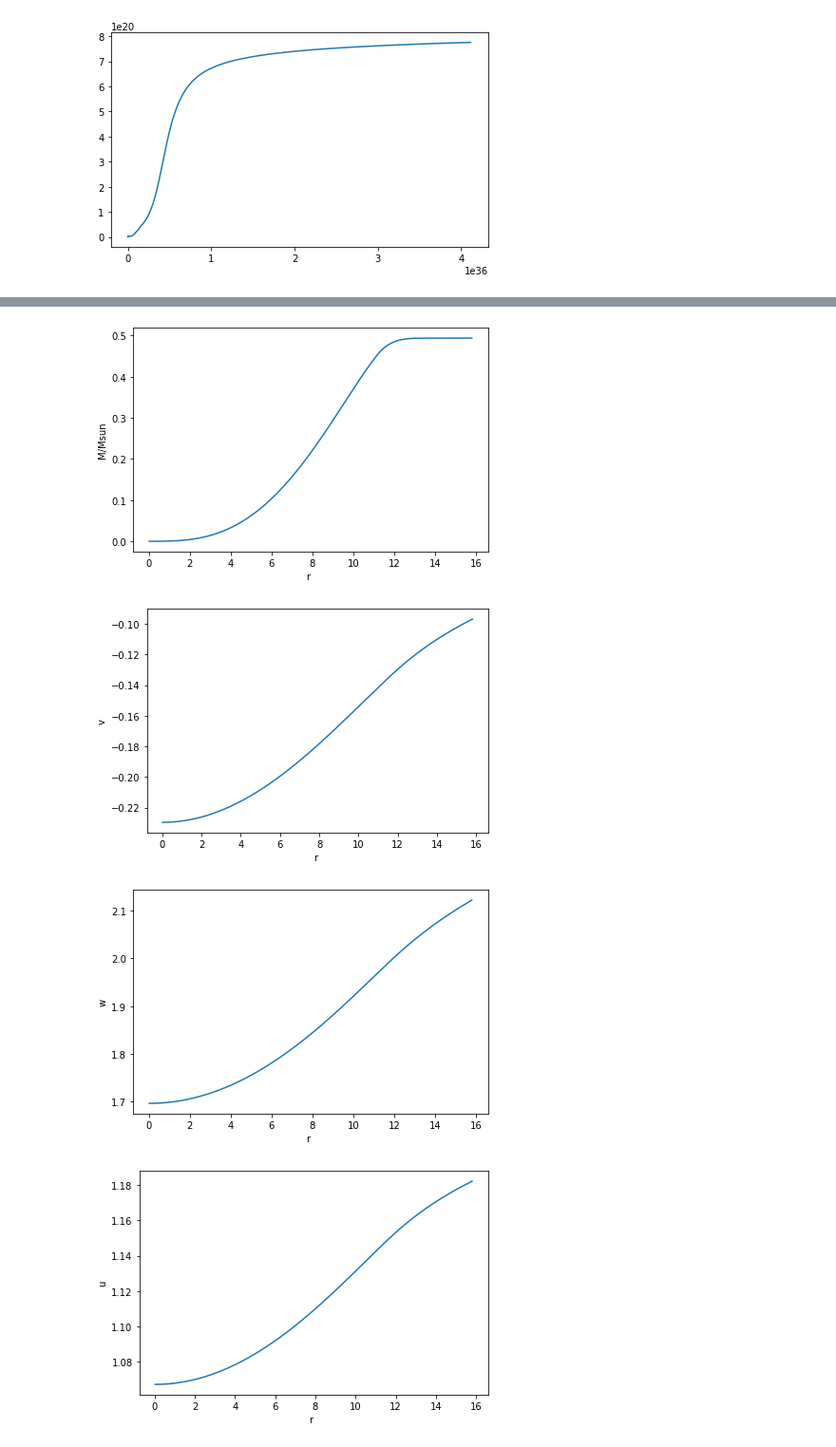
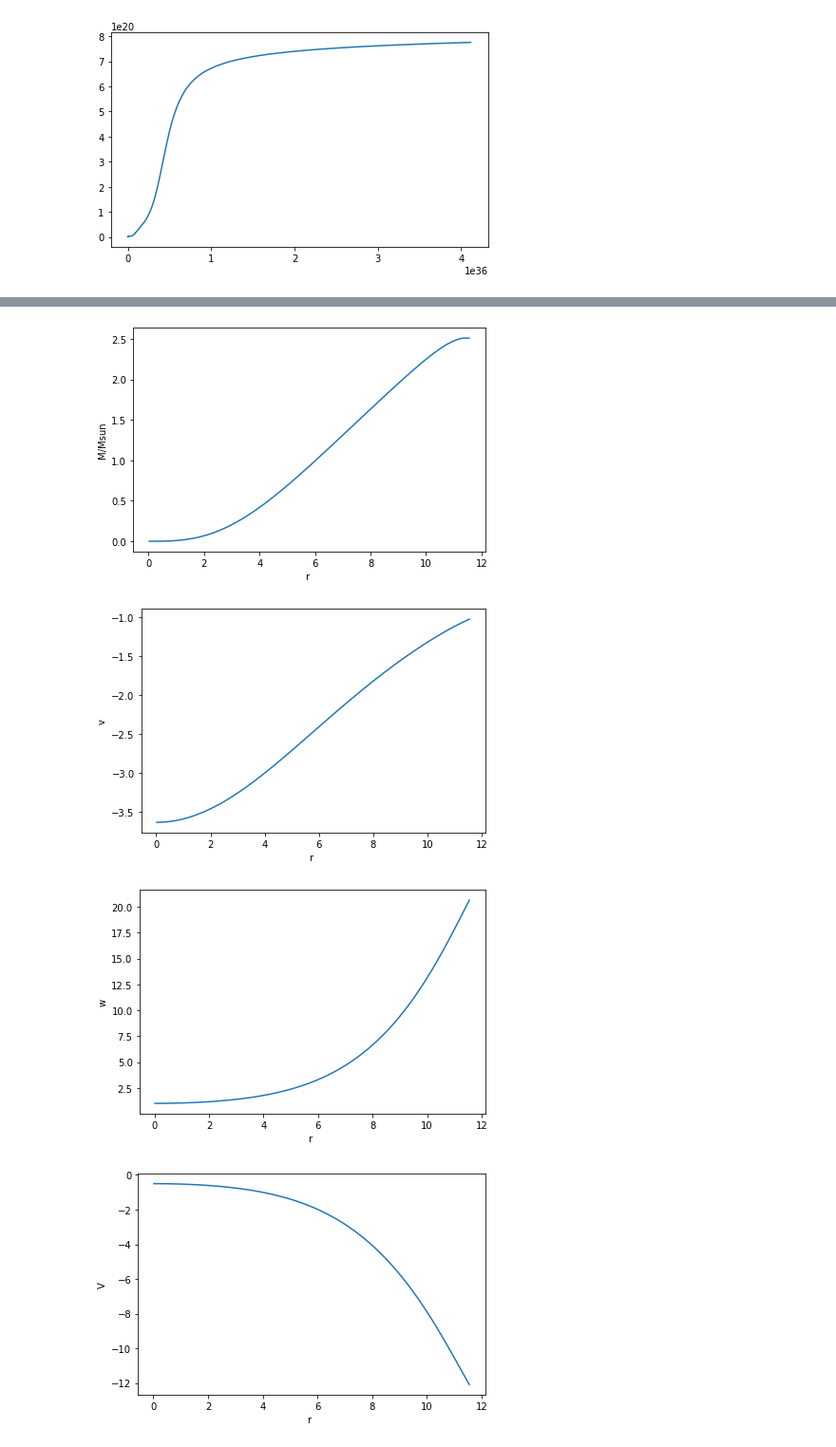
Before and after one commit to utkarsh7236/fmodes, a Jupyter notebook: cowling_approximation2_invert_dedp.ipynb, the cells around one changed output, grey strips where cells are left out. Shown at 95% size. Cells and saved outputs as stored; diff of their text form; code cells hidden in the pictures.

```diff
--- a/cowling_approximation2_invert_dedp.ipynb
+++ b/cowling_approximation2_invert_dedp.ipynb
@@ -115,9 +116,9 @@ def _dPdr(r, P, M, e):
 # DIMENSIONS CHECKED
 def _dWdlnr(r, W, U, Q, lamda, l, omega, v, c_ad2):
     term1 = -1*(l+1)*(W-l*np.exp(v+lamda/2)*U)
-    frac1 = -1 * (np.exp(lamda/2)/(c_ad2))
-    frac2 = np.exp(lamda/2)*Q*W
-    term2 = frac1 * (U*((omega*r)**2)/(c**2) - frac2)
+    frac = -1 * (np.exp(lamda/2)/(c_ad2))
+#     term2 = frac * (U*((omega*r)**2)/(c**2) - np.exp(lamda/2)*Q*W)
+    term2 = frac * (U*((omega*r)**2)/(c**2) - np.exp(lamda/2)*Q*W)
     return term1 + term2
 
 # DIMENSIONS CHECKED
@@ -258,7 +263,7 @@ EOS = get_ep(e, p)
 # Initial Conditions
 km2cm = 1e5
 r_i = 1
-p0 = p[-1150]
+p0 = p[-2]
 e0 = EOS(p0)
 p_c = p0 - 2 * np.pi * (G/(c**4)) * r_i**2 * (p0 + e0) * (3*p0 + e0)/3
 e_c = EOS(p_c)
@@ -308,12 +313,14 @@ print(f"v0 Round 1: {v0}")
 print(f"Lamda Round 1: {lamba_metric(m_R, r_R)}")
 print(f"Boundary Term: {boundary_wu(r_R, m_R, omega, w_R, u_R)}")
 
-# Computer new v0
-v_ext = np.log(schild) #At surface
+# Computer new v0, W0, U0
+v_ext = -lamba_metric(m_R, r_R)
 v_int = v_R #At surface
 delta_v = v_int - v_ext
 v0 =  v0 - delta_v
 
+W0 = 1
+U0 = W0/(l * np.exp(v0))
 init_VEC = [p_c, m0, v0, W0, U0]
 time.sleep(0.2)
 
@@ -390,8 +397,8 @@ plt.ylabel("w")
 plt.show()
 
 plt.figure()
-plt.plot(r_arr, u)
+plt.plot(r_arr, -u*np.exp(v))
 plt.xlabel("r ")
-plt.ylabel("u")
+plt.ylabel("V")
 plt.show()
 # %% [output]
@@ -399,7 +406,7 @@ plt.show()
-[figure, old version]
+[figure, new version]
-[figure, old version]
+[figure, new version]
-[figure, old version]
+[figure, new version]
-[figure, old version]
+[figure, new version]
 # %%
 # Delete when shifting over to python
 old_backend = mpl.get_backend()
```
Also changed, not shown: parts of 9 cells of this notebook, 1 other file.
